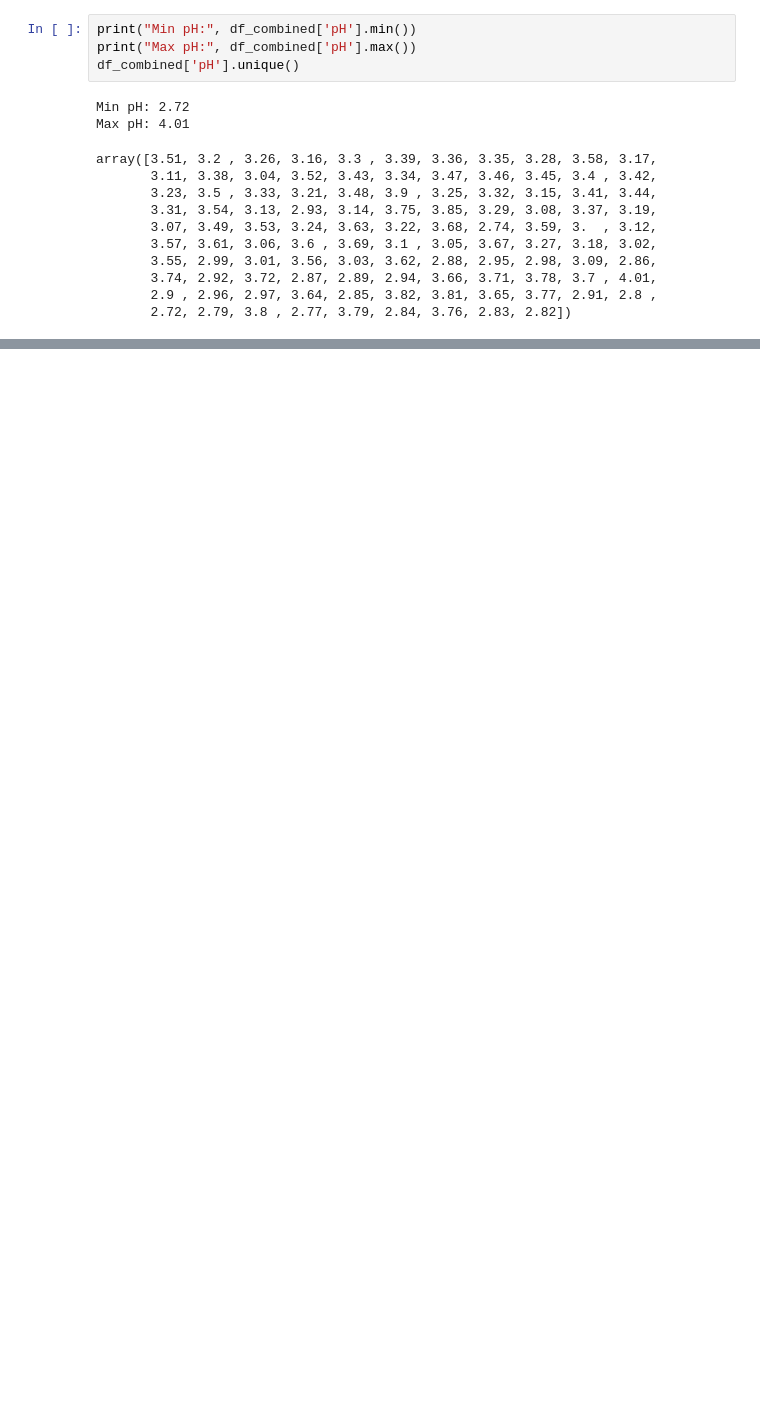
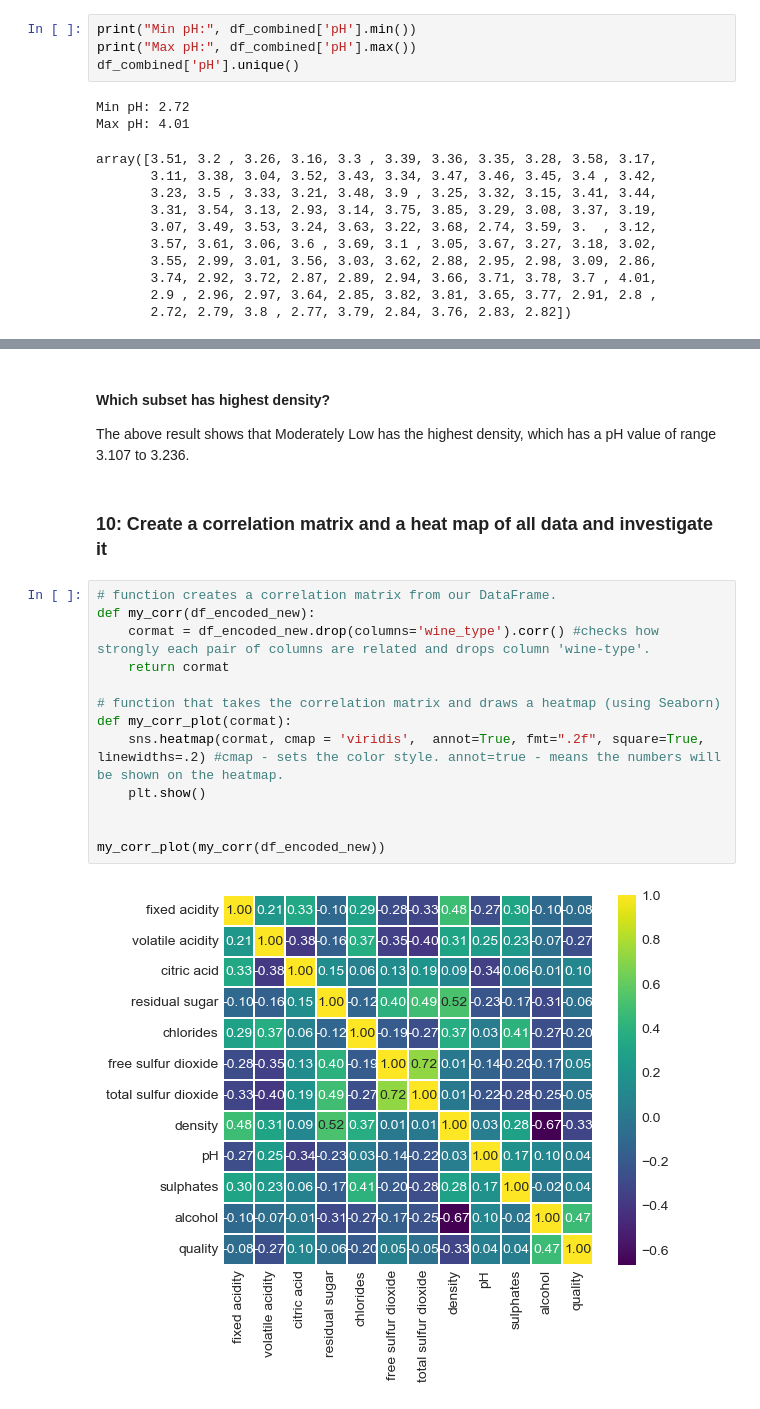
Before and after one commit to AlberteVallentin/Dat-BI-Gruppe7, a Jupyter notebook: MP2/Data_Exploration_Visualization/Wine_Quality_MP2.ipynb, the cells around one changed output, grey strips where cells are left out. Cells and saved outputs as stored; diff of their text form; blank space fills up the shorter version.

```diff
--- a/MP2/Data_Exploration_Visualization/Wine_Quality_MP2.ipynb
+++ b/MP2/Data_Exploration_Visualization/Wine_Quality_MP2.ipynb
@@ -1270,0 +1277,20 @@ Name: count, dtype: int64
+# %% [markdown]
+#### Which subset has highest density?
+The above result shows that Moderately Low has the highest density, which has a pH value of range 3.107 to 3.236.
+# %% [markdown]
+### 10: Create a correlation matrix and a heat map of all data and investigate it
+# %%
+# function creates a correlation matrix from our DataFrame.
+def my_corr(df_encoded_new):
+    cormat = df_encoded_new.drop(columns='wine_type').corr() #checks how strongly each pair of columns are related and drops column 'wine-type'.
+    return cormat
+
+# function that takes the correlation matrix and draws a heatmap (using Seaborn)
+def my_corr_plot(cormat):
+    sns.heatmap(cormat, cmap = 'viridis',  annot=True, fmt=".2f", square=True, linewidths=.2) #cmap - sets the color style. annot=true - means the numbers will be shown on the heatmap.
+    plt.show()
+
+
+my_corr_plot(my_corr(df_encoded_new))
+# %% [output]
+[figure, added]
```
Also changed, not shown: parts of 22 cells of this notebook.
